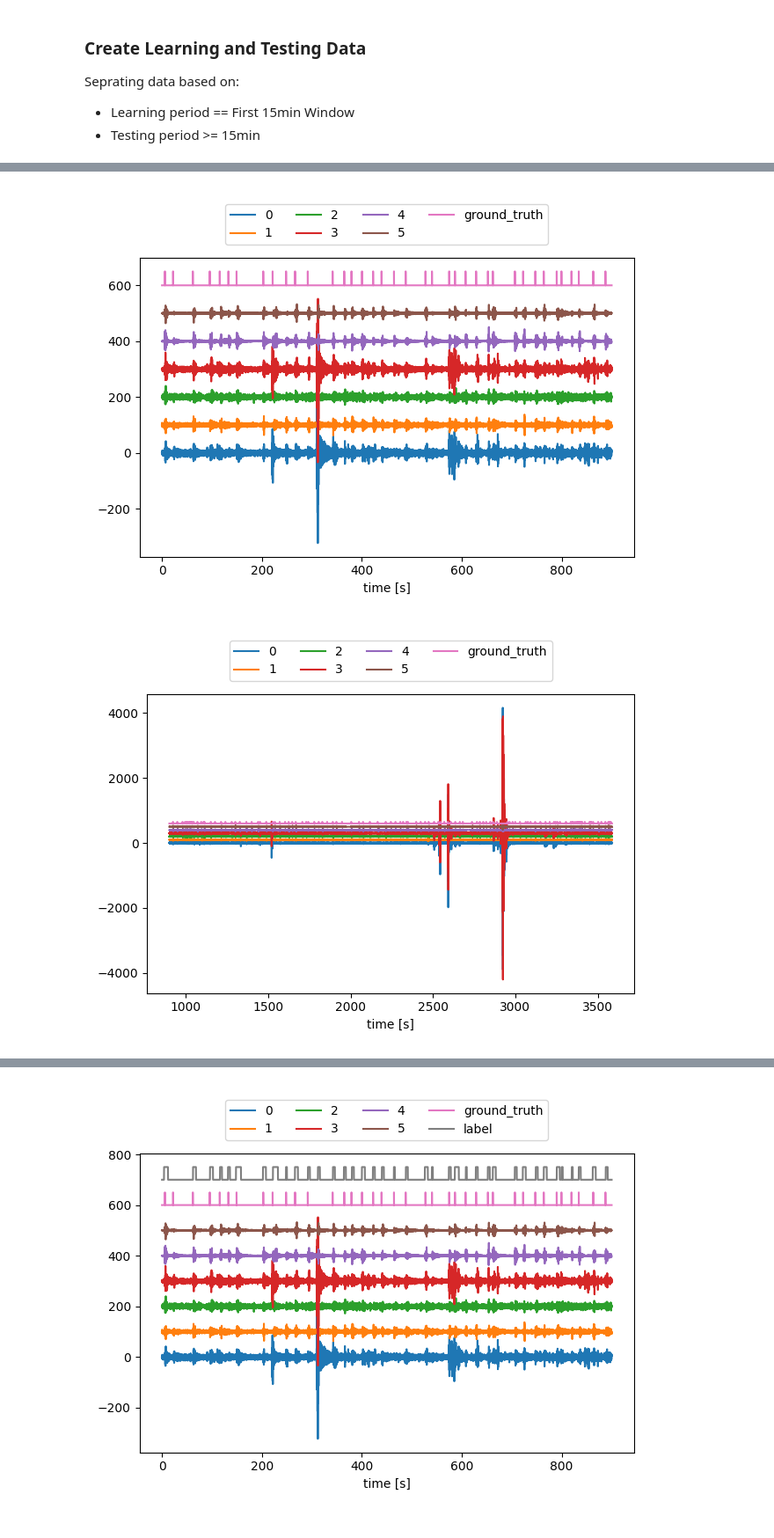
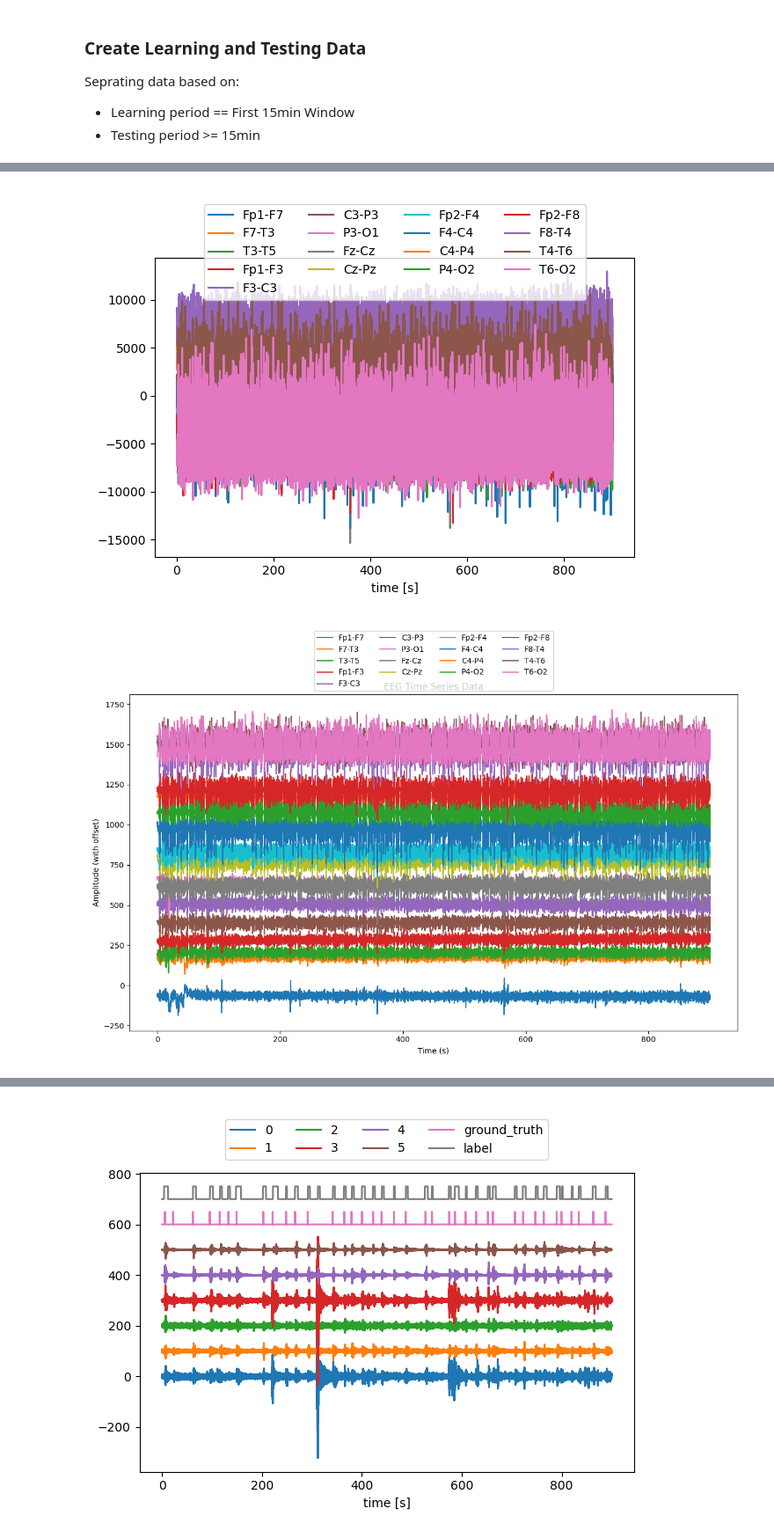
Before and after one commit to carzaga1/UnsuperDL-EEG-BSUPP, a Jupyter notebook: notebooks/01_clustering_algo_one_kispi.ipynb, the cells around one changed output, grey strips where cells are left out. Shown at 88% size. Cells and saved outputs as stored; diff of their text form; code cells hidden in the pictures.

```diff
--- a/notebooks/01_clustering_algo_one_kispi.ipynb
+++ b/notebooks/01_clustering_algo_one_kispi.ipynb
@@ -141,7 +141,7 @@ We first convert the `patient01_data` into a pandas data frame.
 
 Then apply our `create_bipolar_channels` function to convert the column names.
 # %%
-patient01_df = pd.DataFrame(patient01_data)
+patient01_df = pd.DataFrame(patient01_data.copy()).reset_index()
 
-print(patient01_df.head())
+print(patient01_df.head(-1))
 # %% [output]
@@ -190,9 +192,9 @@ Seprating data based on:
 - Learning period == First 15min Window
 - Testing period >= 15min
 # %%
-fs = 200
+fs = 256
 learning_period_s = 60*15
-data_learning = patient15_data.iloc[0:fs*learning_period_s]
+data_learning = bipolar_patient01_df.iloc[0:fs*learning_period_s]
 data_learning.index = data_learning.index*pd.Timedelta(1/fs, 's')
-data_testing = patient15_data.iloc[fs*learning_period_s:]
+data_testing = bipolar_patient01_df.iloc[fs*learning_period_s:]
 data_testing.index = data_testing.index*pd.Timedelta(1/fs, 's')
@@ -199,27 +243,28 @@ data_testing.index = data_testing.index*pd.Timedelta(1/fs, 's')
 # %%
-def plot_eeg(df):
-    t_s = (df.index/pd.Timedelta(1, 's')).to_numpy()
+def plot_eeg_multiple(df):
+    n_samples = len(df.index)
+    data = df.to_numpy().T
 
-    plt.figure()
+    # extract the total seconds
+    t_s = df.index.total_seconds()
+
+    plt.figure(figsize=(12, 8))
 
     for i, col in enumerate(df):
+        x = data[i]
+        plt.plot(t_s, x + 100*i, label=col)
 
-        scale = 1
-        if str(col) not in {'0', '1', '2', '3', '4', '5'}:
-            scale = 50
-
-        x = df[col].to_numpy()
-        plt.plot(t_s, scale*x+100*i, label=col)
-
-    plt.xlabel('time [s]')
-
+    plt.xlabel('Time (s)')
+    plt.ylabel('Amplitude (with offset)')
+    plt.title('EEG Time Series Data')
     plt.legend(loc='upper center', bbox_to_anchor=(0.5, 1.2), ncol=4)
     plt.tight_layout()
+    plt.show()
 # %%
 plot_eeg(data_learning)
 # %% [output]
-[figure, old version]
+[figure, new version]
 # %%
-plot_eeg(data_testing)
+plot_eeg_multiple(data_learning)
 # %% [output]
-[figure, old version]
+[figure, new version]
```
Also changed, not shown: parts of 19 cells of this notebook.
